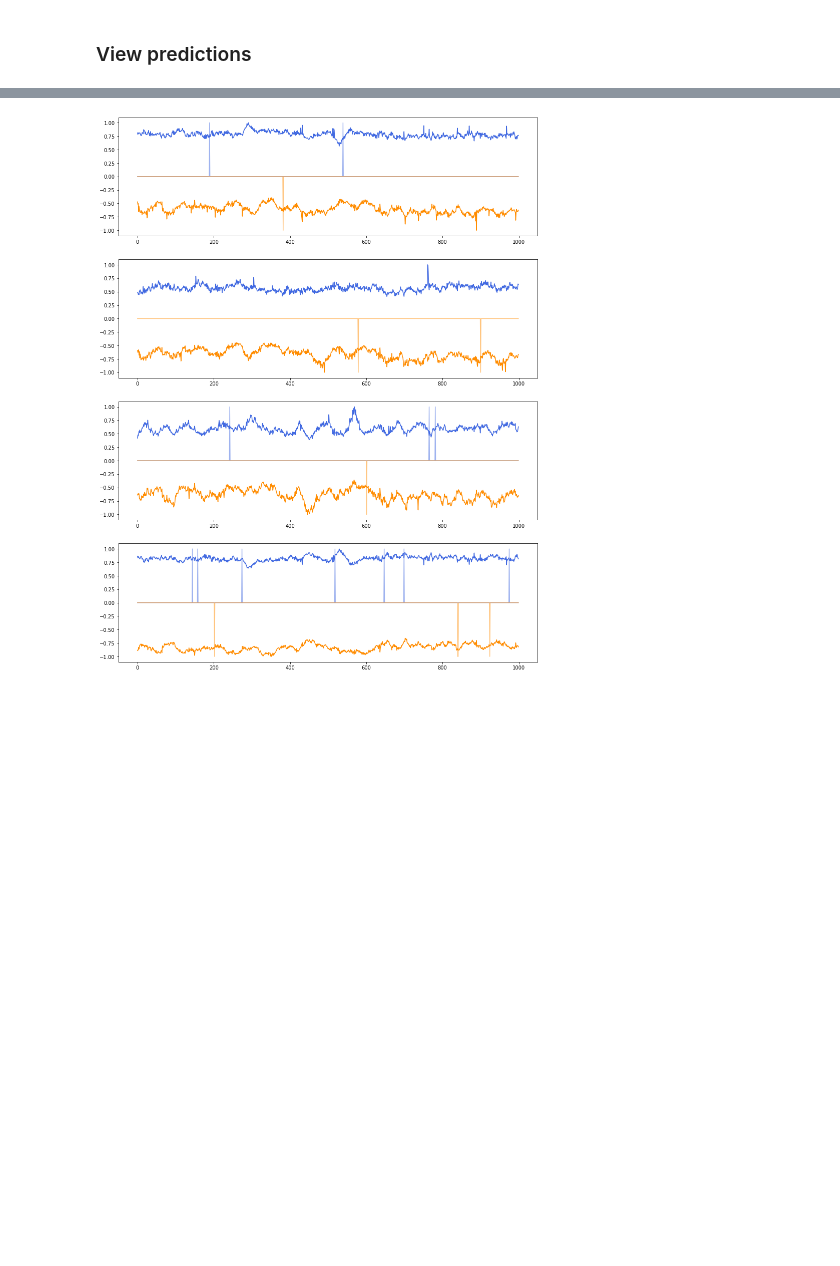
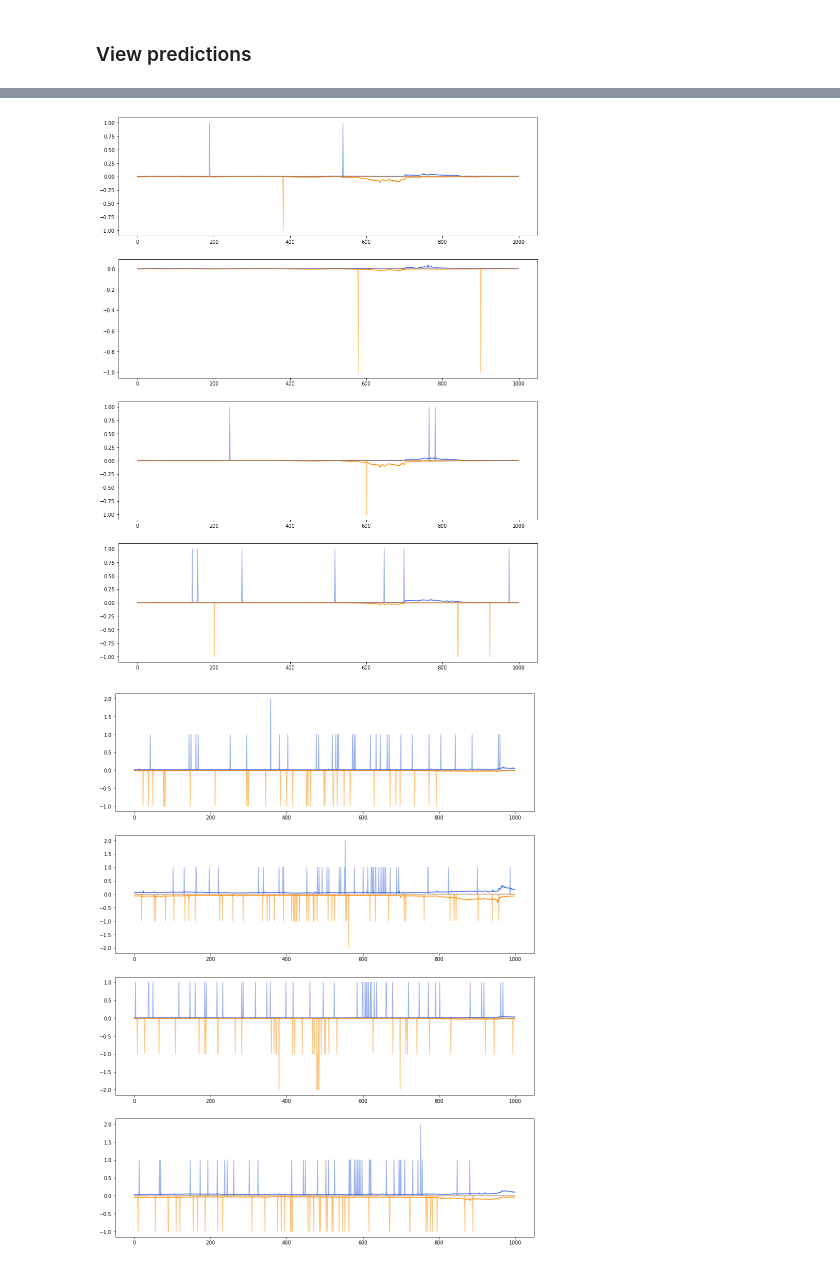
Before and after one commit to amtseng/fourier_attribution_priors, a Jupyter notebook: notebooks/predict_profiles.ipynb, the cells around one changed output, grey strips where cells are left out. Saved outputs shown, nothing was run; the diff lists cells and outputs as text; code cells hidden in the pictures; blank space fills up the shorter version.

```diff
--- a/notebooks/predict_profiles.ipynb
+++ b/notebooks/predict_profiles.ipynb
@@ -193,5 +193,10 @@ plot_profiles(pred_profs, true_profs, title="Multi-task SPI1 profile prediction
 # %%
 pred_profs, pred_counts, true_profs, true_counts = predict_coord("chr2", 1000000, 1001000)
-plot_profiles(pred_profs, true_profs)
+plot_profiles(pred_profs, true_profs, normalize=False)
 # %% [output]
-[figure, old version]
+[figure, new version]
+# %%
+pred_profs, pred_counts, true_profs, true_counts = predict_coord("chr7", 139359227, 139360227)
+plot_profiles(pred_profs, true_profs, normalize=False)
+# %% [output]
+[figure, added]
```
Also changed, not shown: parts of 8 cells of this notebook, 3 other files.
